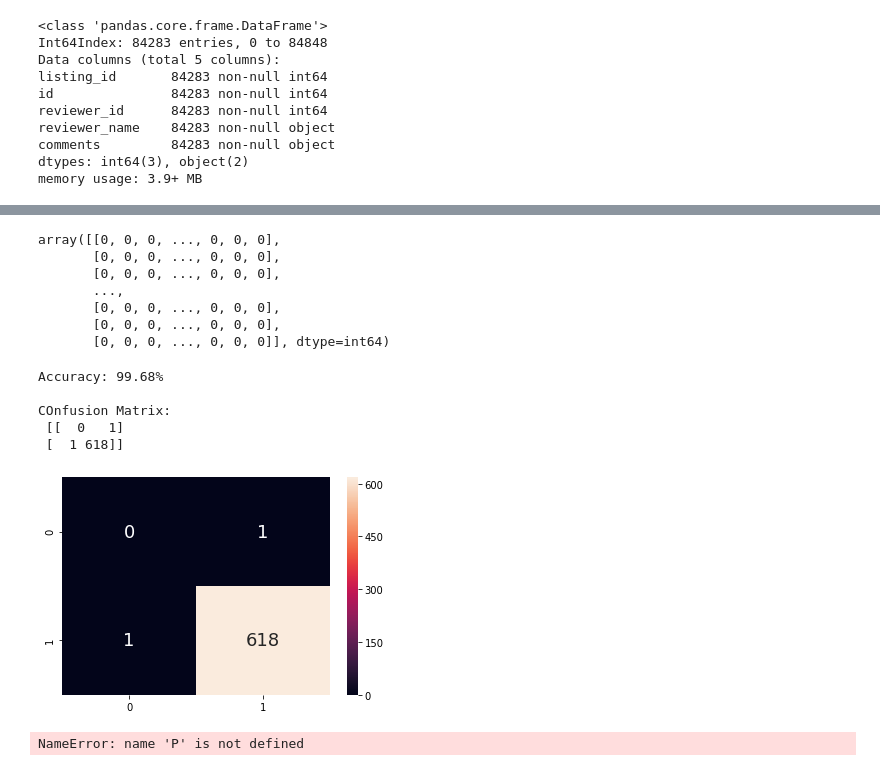
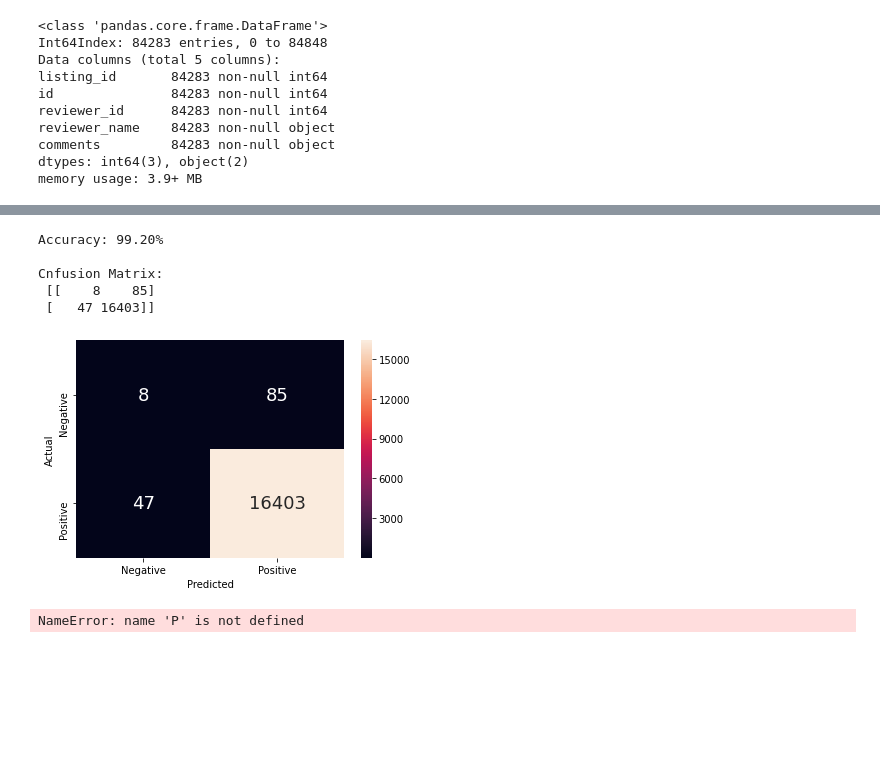
Before and after one commit to boohooo/AirBnB, a Jupyter notebook: NLP NB Predict if reviews positive or negative.ipynb, the cells around one changed output, grey strips where cells are left out. Drawn from its saved outputs; the diff is of its cells as text; code cells hidden in the pictures; blank space fills up the shorter version.

```diff
--- a/NLP NB Predict if reviews positive or negative.ipynb
+++ b/NLP NB Predict if reviews positive or negative.ipynb
@@ -272,16 +272,8 @@ VM = sDF[['comments', 'sentiment']]
 
 #This will vectorize all the words into "vocab" array
 vect = CountVectorizer(binary=True)
-x = vect.fit_transform(VM.comments)
-x.toarray()
+# x = vect.fit_transform(VM.comments)
+# x.toarray()
-# %% [output]
-array([[0, 0, 0, ..., 0, 0, 0],
-       [0, 0, 0, ..., 0, 0, 0],
-       [0, 0, 0, ..., 0, 0, 0],
-       ...,
-       [0, 0, 0, ..., 0, 0, 0],
-       [0, 0, 0, ..., 0, 0, 0],
-       [0, 0, 0, ..., 0, 0, 0]], dtype=int64)
 # %%
 
 # Splitting into train and test set
@@ -293,7 +285,7 @@ X_train, X_test, y_train, y_test = train_test_split(X, y, test_size= 0.2)
 #Fit the vectorizer on training set
 X_train_vect = vect.fit_transform(X_train)
 
-X_test.shape
+X_test.shape #16543
 
 #Naive Bayes
 
@@ -308,24 +300,38 @@ nb.score(X_train_vect, y_train)
 X_test_vect = vect.transform(X_test)
 
 y_pred = nb.predict(X_test_vect)
-
-
-
-from sklearn.metrics import accuracy_score, confusion_matrix
-import seaborn as sb
-
-sb.heatmap(confusion_matrix(y_test, y_pred),
-           annot = True, fmt=".0f", annot_kws={"size": 18})
-
-print("Accuracy: {:.2f}%".format(accuracy_score(y_test, y_pred) * 100))
-print("\nCOnfusion Matrix:\n", confusion_matrix(y_test, y_pred))
-# %% [output]
-Accuracy: 99.68%
-
-COnfusion Matrix:
- [[  0   1]
- [  1 618]]
-[figure, removed]
+# %%
+
+from sklearn.metrics import accuracy_score, confusion_matrix
+import seaborn as sb
+import matplotlib.pyplot as plt
+
+
+labels = ['Negative', 'Positive']
+
+
+ax = plt.subplot()
+
+sb.heatmap(confusion_matrix(y_test, y_pred),
+           annot = True, fmt=".0f", annot_kws={"size": 18})
+
+ax.set_xlabel('Predicted')
+ax.set_ylabel('Actual')
+
+
+ax.xaxis.set_ticklabels(labels)
+ax.yaxis.set_ticklabels(labels)
+
+
+print("Accuracy: {:.2f}%".format(accuracy_score(y_test, y_pred) * 100))
+print("\nCnfusion Matrix:\n", confusion_matrix(y_test, y_pred))
+# %% [output]
+Accuracy: 99.20%
+
+Cnfusion Matrix:
+ [[    8    85]
+ [   47 16403]]
+[figure, added]
 # %%
 #Use this to show positive vs negative words
 
```
Also changed, not shown: parts of 8 cells of this notebook.
